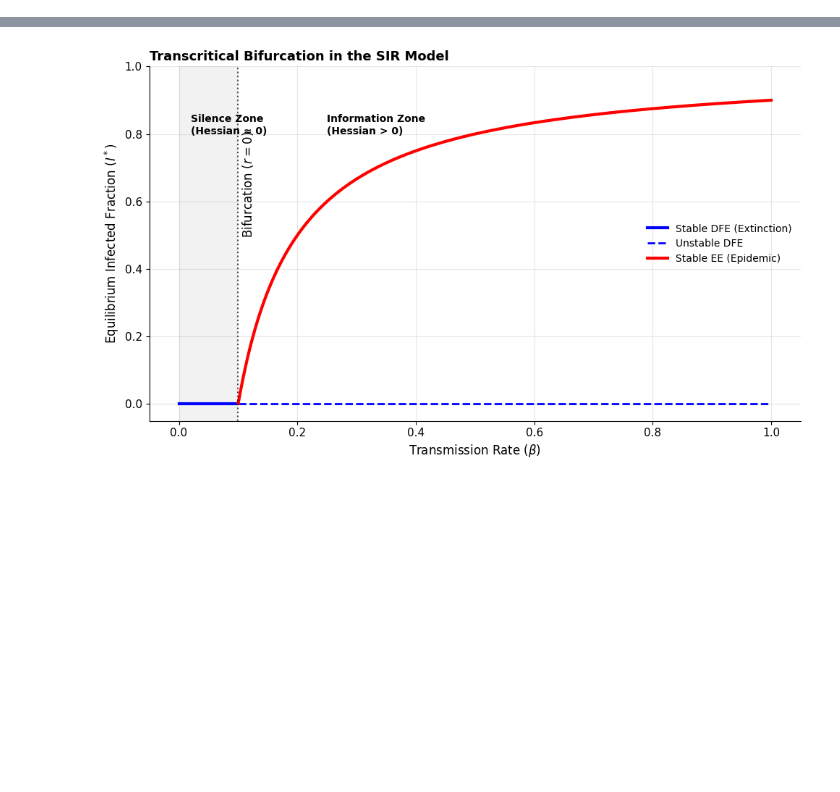
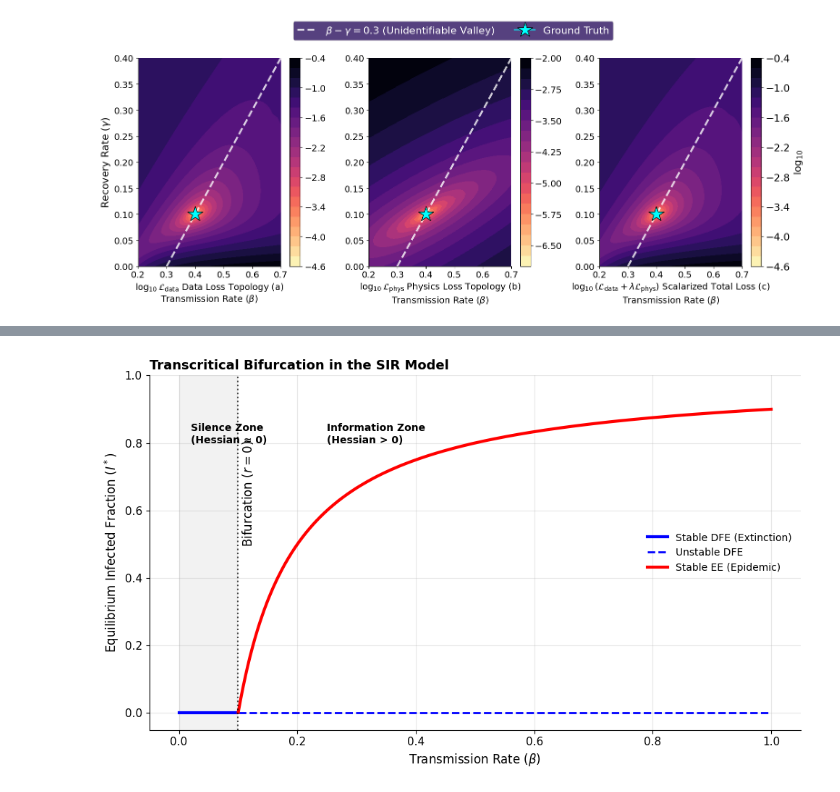
Before and after one commit to dletoneiva/cepi_pinn, a Jupyter notebook: nature_paper_with_storytelling_20260224.ipynb, the cells around one changed output, grey strips where cells are left out. Saved outputs shown, nothing was run; the diff lists cells and outputs as text; code cells hidden in the pictures; blank space fills up the shorter version.

Commit message:
Data polishing

```diff
--- a/nature_paper_with_storytelling_20260224.ipynb
+++ b/nature_paper_with_storytelling_20260224.ipynb
@@ -112,3 +112,101 @@ plot_figure_1_corrected()
+# %%
+import numpy as np
+import matplotlib.pyplot as plt
+from scipy.integrate import solve_ivp
+
+# --- 1. Ground Truth Generation ---
+beta_true, gamma_true = 0.4, 0.1
+t_span = [0, 30]
+t_eval = np.linspace(0, 30, 300)
+y0 = [0.99, 0.01, 0.0]
+
+def sir_model(t, y, b, g):
+    S, I, R = y
+    return [-b*S*I, b*S*I - g*I, g*I]
+
+sol_true = solve_ivp(sir_model, t_span, y0, args=(beta_true, gamma_true), t_eval=t_eval)
+I_true = sol_true.y[1]
+S_true = sol_true.y[0]
+
+# Precompute derivatives for Physics Loss
+dS_dt_true = -beta_true * S_true * I_true
+dI_dt_true = beta_true * S_true * I_true - gamma_true * I_true
+
+# --- 2. Parametric Sweep Setup ---
+beta_range = np.linspace(0.2, 0.7, 50)
+gamma_range = np.linspace(0.0, 0.4, 50)
+B, G = np.meshgrid(beta_range, gamma_range)
+
+data_loss = np.zeros_like(B)
+phys_loss = np.zeros_like(B)
+
+for i in range(len(gamma_range)):
+    for j in range(len(beta_range)):
+        b, g = B[i, j], G[i, j]
+
+        # Data Loss: solve ODE with current b, g and compare I(t)
+        sol_test = solve_ivp(sir_model, t_span, y0, args=(b, g), t_eval=t_eval)
+        data_loss[i, j] = np.mean((sol_test.y[1] - I_true)**2)
+
+        # Physics Loss: Evaluate residuals of the TRUE trajectory using current b, g
+        res_i = dI_dt_true - (b * S_true * I_true - g * I_true)
+        phys_loss[i, j] = np.mean(res_i**2)
+
+# Total Loss (unit weights)
+total_loss = data_loss + phys_loss
+
+# --- 3. Plotting ---
+fig, axs = plt.subplots(1, 3, figsize=(16, 6))
+landscapes = [data_loss, phys_loss, total_loss]
+
+# Labels and math parts for embedding
+original_titles_text = ['Data Loss Topology', 'Physics Loss Topology', 'Scalarized Total Loss']
+original_titles_prefix = ['a', 'b', 'c']
+
+colorbar_math_parts = [
+    r'$\log_{10} \mathcal{L}_{\mathrm{data}}$',
+    r'$\log_{10} \mathcal{L}_{\mathrm{phys}}$',
+    r'$\log_{10} (\mathcal{L}_{\mathrm{data}} + \lambda \mathcal{L}_{\mathrm{phys}})$'
+]
+
+for i, ax in enumerate(axs):
+    cp = ax.contourf(B, G, np.log10(landscapes[i] + 1e-10), levels=20, cmap='magma_r')
+
+    # Colorbar logic: only on the last plot, label 'log10'
+    if i == 2:
+        cb = fig.colorbar(cp, ax=ax, label=r'$\log_{10}$')
+        cb.ax.tick_params(labelsize=16)
+    else:
+        cb = fig.colorbar(cp, ax=ax, label='')
+        cb.ax.tick_params(labelsize=14)
+
+    # Plot unidentifiable line as a legend entry (thicker line)
+    unidentifiable_line, = ax.plot(beta_range, beta_range - 0.3, 'w--', lw=3, alpha=0.8, label=r'$\beta - \gamma = 0.3$ (Unidentifiable Valley)')
+
+    # Plot Truth (Larger Star)
+    ax.plot(beta_true, gamma_true, 'cyan', marker='*', markersize=25, markeredgecolor='black', label='Ground Truth')
+
+    # Construct x-axis label with newline breaks
+    x_label = f"{colorbar_math_parts[i]} {original_titles_text[i]} ({original_titles_prefix[i]})\nTransmission Rate ($\\beta$)"
+    ax.set_xlabel(x_label, fontsize=14)
+
+    # Y axis titles: Increase size and only show for the first plot
+    if i == 0:
+        ax.set_ylabel(r'Recovery Rate ($\gamma$)', fontsize=16)
+    else:
+        ax.set_ylabel('')
+
+    ax.set_xlim(0.2, 0.7)
+    ax.set_ylim(0.0, 0.4)
+
+# Global legend at top - Explicit handles for Legend clarity
+handles, labels = ax.get_legend_handles_labels()
+fig.legend(handles=handles, labels=labels, loc='upper center', bbox_to_anchor=(0.5, 1.1), ncol=2, frameon=True, facecolor='#2C115F', fontsize=16, labelcolor='white')
+
+plt.tight_layout()
+plt.show()
+# %% [output]
+[figure, added]
 # %%
 import numpy as np
 import matplotlib.pyplot as plt
```
Also changed, not shown: parts of 13 cells of this notebook.
